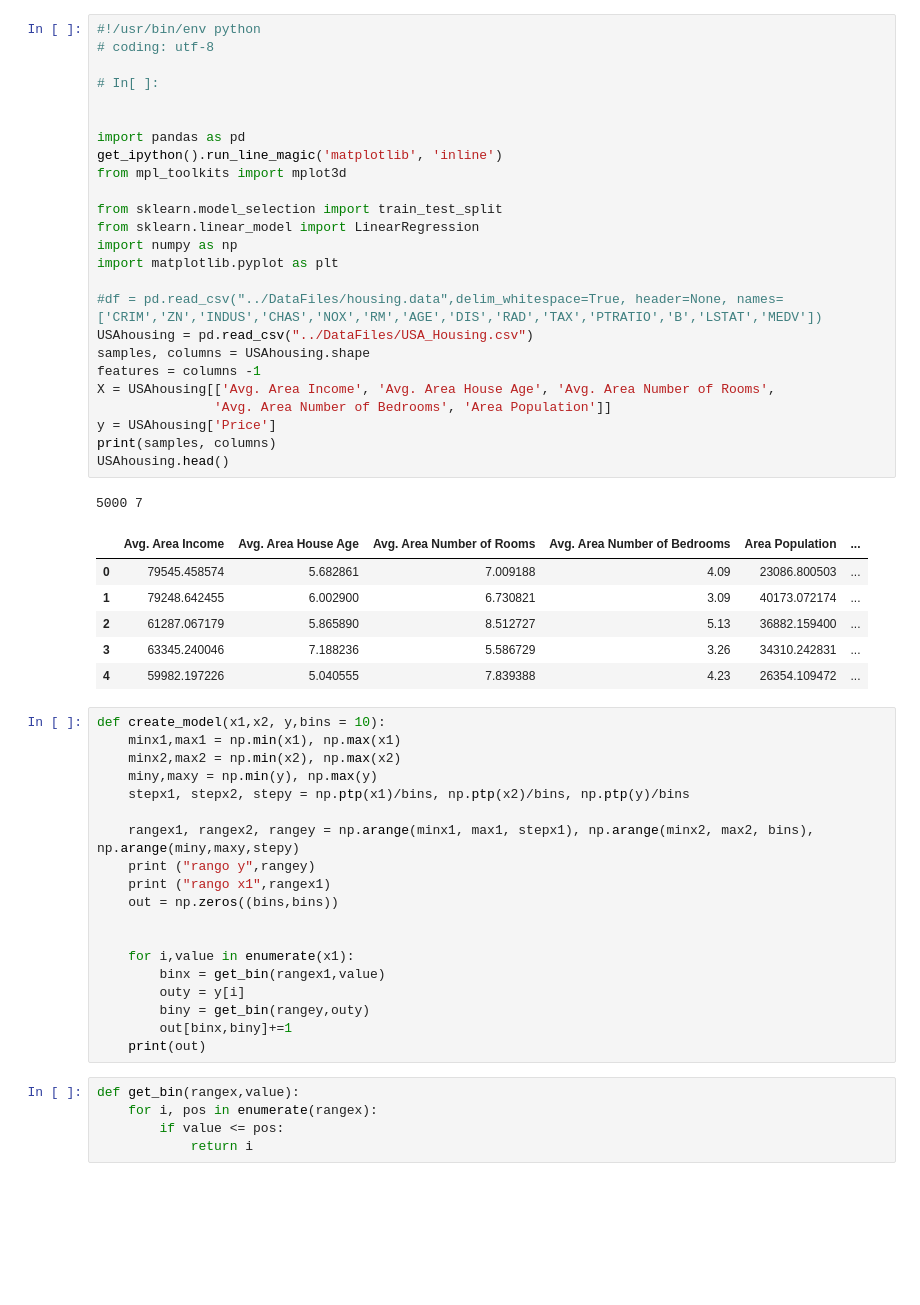
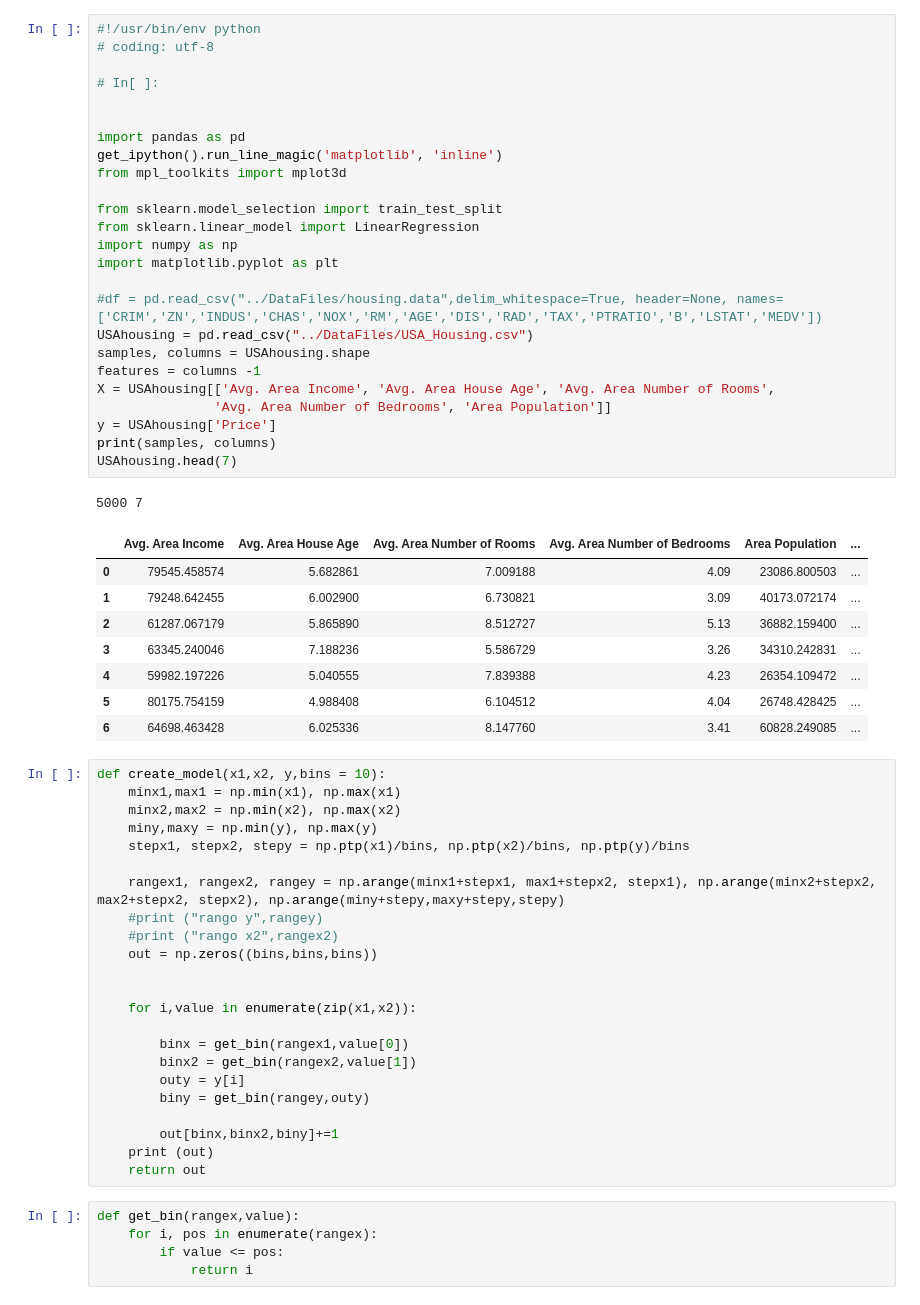
Before and after one commit to jdariasl/ML_IntroductoryCourse, a Jupyter notebook: library/HPI.ipynb, the cells around one changed output. Saved outputs shown, nothing was run; the diff lists cells and outputs as text; blank space fills up the shorter version.

```diff
--- a/library/HPI.ipynb
+++ b/library/HPI.ipynb
@@ -3,34 +3,36 @@
 # coding: utf-8
 
 # In[ ]:
 
 
 import pandas as pd
 get_ipython().run_line_magic('matplotlib', 'inline')
 from mpl_toolkits import mplot3d
 
 from sklearn.model_selection import train_test_split
 from sklearn.linear_model import LinearRegression
 import numpy as np
 import matplotlib.pyplot as plt
 
 #df = pd.read_csv("../DataFiles/housing.data",delim_whitespace=True, header=None, names=['CRIM','ZN','INDUS','CHAS','NOX','RM','AGE','DIS','RAD','TAX','PTRATIO','B','LSTAT','MEDV'])
 USAhousing = pd.read_csv("../DataFiles/USA_Housing.csv")
 samples, columns = USAhousing.shape
 features = columns -1
 X = USAhousing[['Avg. Area Income', 'Avg. Area House Age', 'Avg. Area Number of Rooms',
                'Avg. Area Number of Bedrooms', 'Area Population']]
 y = USAhousing['Price']
 print(samples, columns)
-USAhousing.head()
+USAhousing.head(7)
 # %% [output]
 5000 7
 |  | Avg. Area Income | Avg. Area House Age | Avg. Area Number of Rooms | Avg. Area Number of Bedrooms | Area Population | ... |
 | 0 | 79545.458574 | 5.682861 | 7.009188 | 4.09 | 23086.800503 | ... |
 | 1 | 79248.642455 | 6.002900 | 6.730821 | 3.09 | 40173.072174 | ... |
 | 2 | 61287.067179 | 5.865890 | 8.512727 | 5.13 | 36882.159400 | ... |
 | 3 | 63345.240046 | 7.188236 | 5.586729 | 3.26 | 34310.242831 | ... |
 | 4 | 59982.197226 | 5.040555 | 7.839388 | 4.23 | 26354.109472 | ... |
+| 5 | 80175.754159 | 4.988408 | 6.104512 | 4.04 | 26748.428425 | ... |
+| 6 | 64698.463428 | 6.025336 | 8.147760 | 3.41 | 60828.249085 | ... |
 # %%
 def create_model(x1,x2, y,bins = 10):
     minx1,max1 = np.min(x1), np.max(x1)
@@ -38,18 +40,22 @@ def create_model(x1,x2, y,bins = 10):
     miny,maxy = np.min(y), np.max(y)
     stepx1, stepx2, stepy = np.ptp(x1)/bins, np.ptp(x2)/bins, np.ptp(y)/bins
 
-    rangex1, rangex2, rangey = np.arange(minx1, max1, stepx1), np.arange(minx2, max2, bins), np.arange(miny,maxy,stepy)
-    print ("rango y",rangey)
-    print ("rango x1",rangex1)
-    out = np.zeros((bins,bins))
+    rangex1, rangex2, rangey = np.arange(minx1+stepx1, max1+stepx2, stepx1), np.arange(minx2+stepx2, max2+stepx2, stepx2), np.arange(miny+stepy,maxy+stepy,stepy)
+    #print ("rango y",rangey)
+    #print ("rango x2",rangex2)
+    out = np.zeros((bins,bins,bins))
 
 
-    for i,value in enumerate(x1):
-        binx = get_bin(rangex1,value)
+    for i,value in enumerate(zip(x1,x2)):
+
+        binx = get_bin(rangex1,value[0])
+        binx2 = get_bin(rangex2,value[1])
         outy = y[i]
         biny = get_bin(rangey,outy)
-        out[binx,biny]+=1
-    print(out)
+
+        out[binx,binx2,biny]+=1
+    print (out)
+    return out
 # %%
 def get_bin(rangex,value):
     for i, pos in enumerate(rangex):
```
Also changed, not shown: parts of 1 cell of this notebook.
